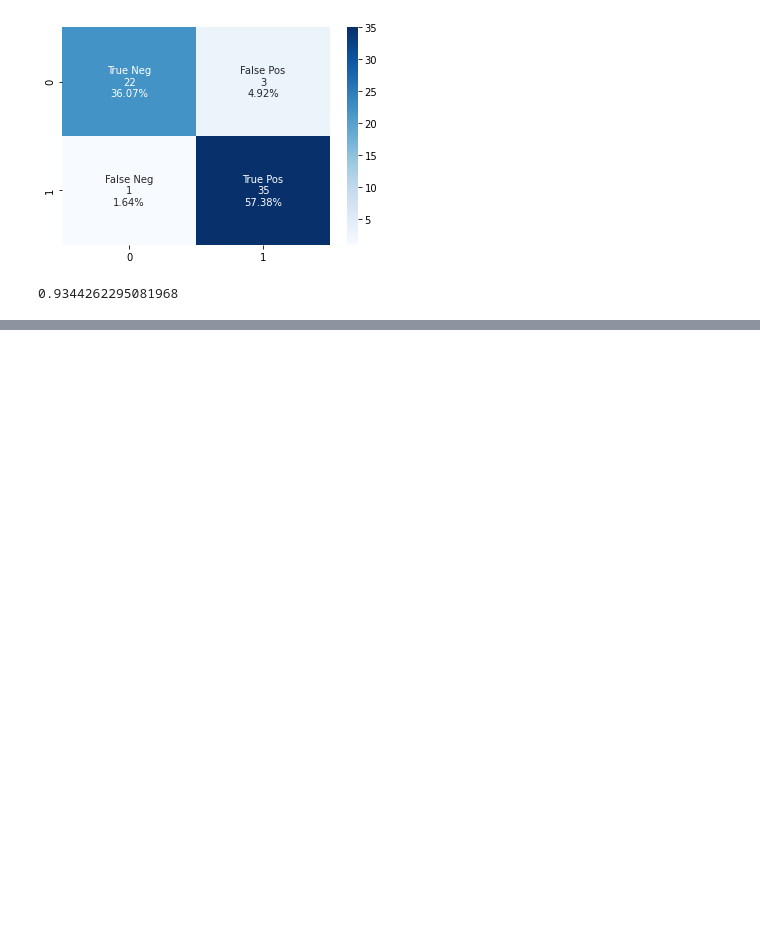
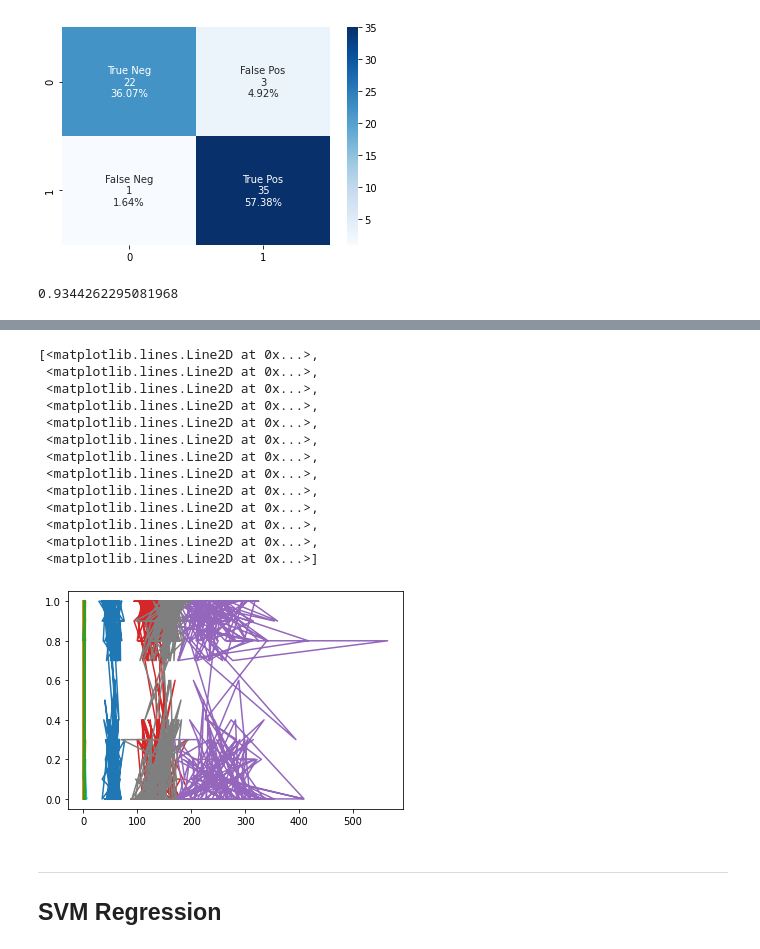
Before and after one commit to yutaro-tanaka-yt2705/machine_learning_learning, a Jupyter notebook: heart_disease/heart_disease.ipynb, the cells around one changed output, grey strips where cells are left out. Saved outputs shown, nothing was run; the diff lists cells and outputs as text; code cells hidden in the pictures; blank space fills up the shorter version.

```diff
--- a/heart_disease/heart_disease.ipynb
+++ b/heart_disease/heart_disease.ipynb
@@ -193,0 +237,3 @@ accuracy_score(y_test, y_preds)
+# %%
+regressor = RandomForestRegressor(n_estimators = 10, random_state = 0)
+regressor.fit(X, Y)
@@ -193,0 +248,20 @@ accuracy_score(y_test, y_preds)
+# %%
+plt.plot(X, regressor.predict(X))
+# %% [output]
+[<matplotlib.lines.Line2D at 0x...>,
+ <matplotlib.lines.Line2D at 0x...>,
+ <matplotlib.lines.Line2D at 0x...>,
+ <matplotlib.lines.Line2D at 0x...>,
+ <matplotlib.lines.Line2D at 0x...>,
+ <matplotlib.lines.Line2D at 0x...>,
+ <matplotlib.lines.Line2D at 0x...>,
+ <matplotlib.lines.Line2D at 0x...>,
+ <matplotlib.lines.Line2D at 0x...>,
+ <matplotlib.lines.Line2D at 0x...>,
+ <matplotlib.lines.Line2D at 0x...>,
+ <matplotlib.lines.Line2D at 0x...>,
+ <matplotlib.lines.Line2D at 0x...>]
+[figure, added]
+# %% [markdown]
+-------
+## SVM Regression
```
Also changed, not shown: parts of 19 cells of this notebook.
